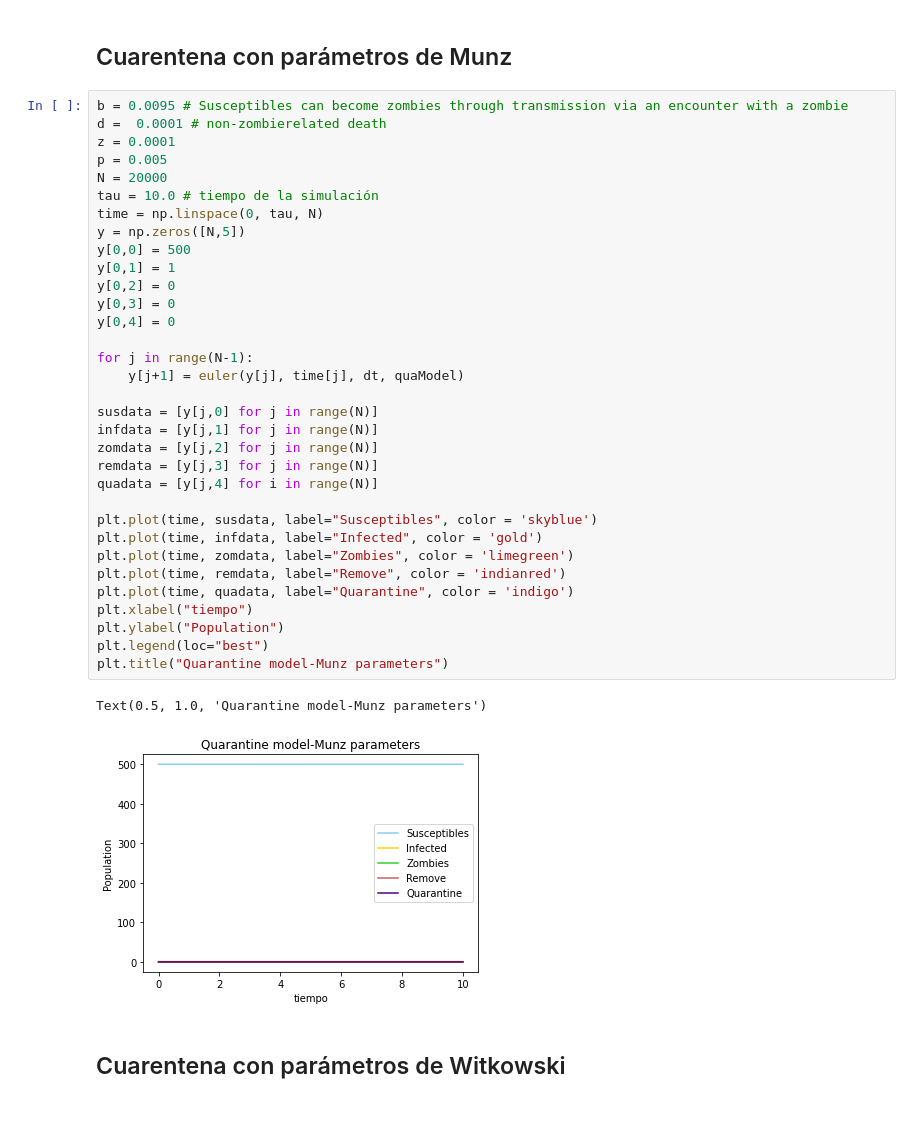
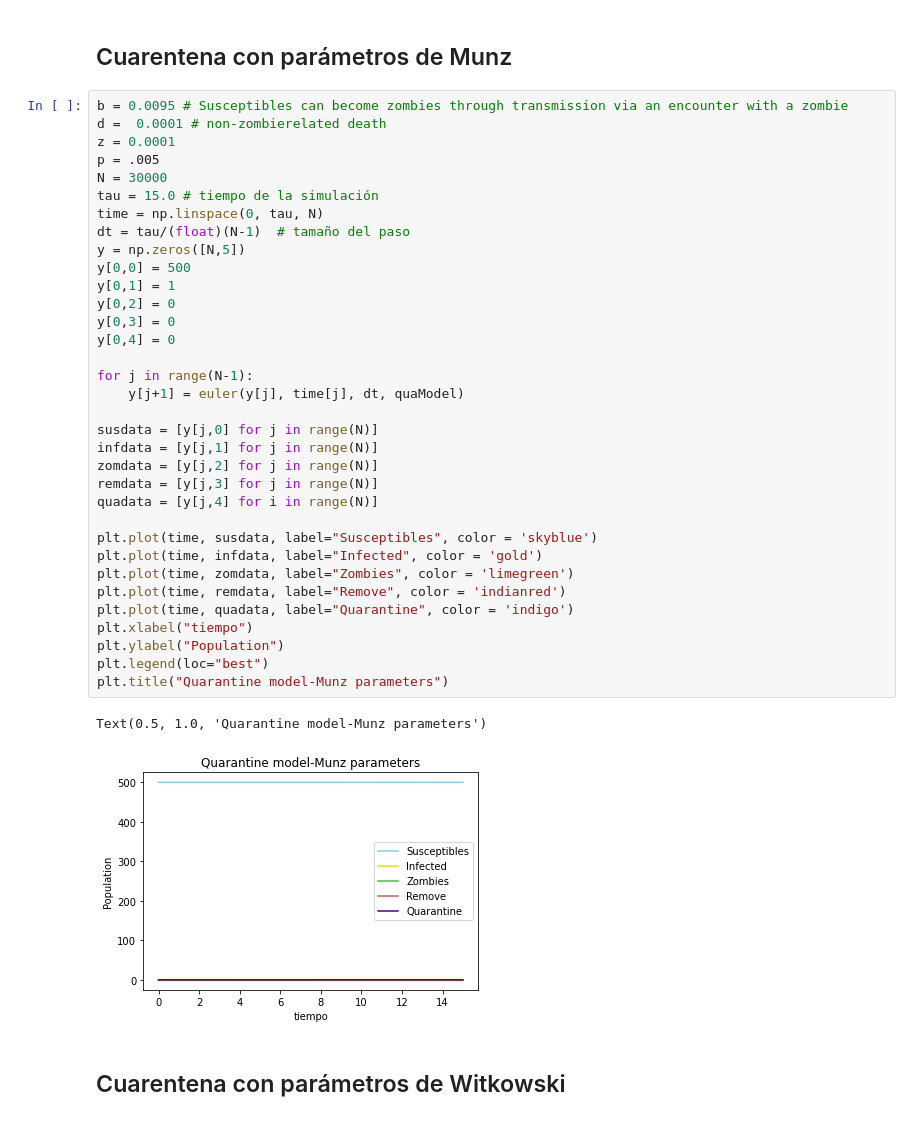
Before and after one commit to feli-p/ProyectoMateCompu, a Jupyter notebook: notebooks/ModelosMunzConParámetrosCorrectos.ipynb, the cells around one changed output. Saved outputs shown, nothing was run; the diff lists cells and outputs as text.

```diff
--- a/notebooks/ModelosMunzConParámetrosCorrectos.ipynb
+++ b/notebooks/ModelosMunzConParámetrosCorrectos.ipynb
@@ -303,38 +303,39 @@ def quaModel(estado, sistema):
 b = 0.0095 # Susceptibles can become zombies through transmission via an encounter with a zombie
 d =  0.0001 # non-zombierelated death
 z = 0.0001
-p = 0.005
-N = 20000
-tau = 10.0 # tiempo de la simulación
+p = .005
+N = 30000
+tau = 15.0 # tiempo de la simulación
 time = np.linspace(0, tau, N)
+dt = tau/(float)(N-1)  # tamaño del paso
 y = np.zeros([N,5])
 y[0,0] = 500
 y[0,1] = 1
 y[0,2] = 0
 y[0,3] = 0
 y[0,4] = 0
 
 for j in range(N-1):
     y[j+1] = euler(y[j], time[j], dt, quaModel)
 
 susdata = [y[j,0] for j in range(N)]
 infdata = [y[j,1] for j in range(N)]
 zomdata = [y[j,2] for j in range(N)]
 remdata = [y[j,3] for j in range(N)]
 quadata = [y[j,4] for i in range(N)]
 
 plt.plot(time, susdata, label="Susceptibles", color = 'skyblue')
 plt.plot(time, infdata, label="Infected", color = 'gold')
 plt.plot(time, zomdata, label="Zombies", color = 'limegreen')
 plt.plot(time, remdata, label="Remove", color = 'indianred')
 plt.plot(time, quadata, label="Quarantine", color = 'indigo')
 plt.xlabel("tiempo")
 plt.ylabel("Population")
 plt.legend(loc="best")
 plt.title("Quarantine model-Munz parameters")
 # %% [output]
 Text(0.5, 1.0, 'Quarantine model-Munz parameters')
-[figure, old version]
+[figure, new version]
 # %% [markdown]
 ## Cuarentena con parámetros de Witkowski
 # %%
```
Also changed, not shown: parts of 10 cells of this notebook.
